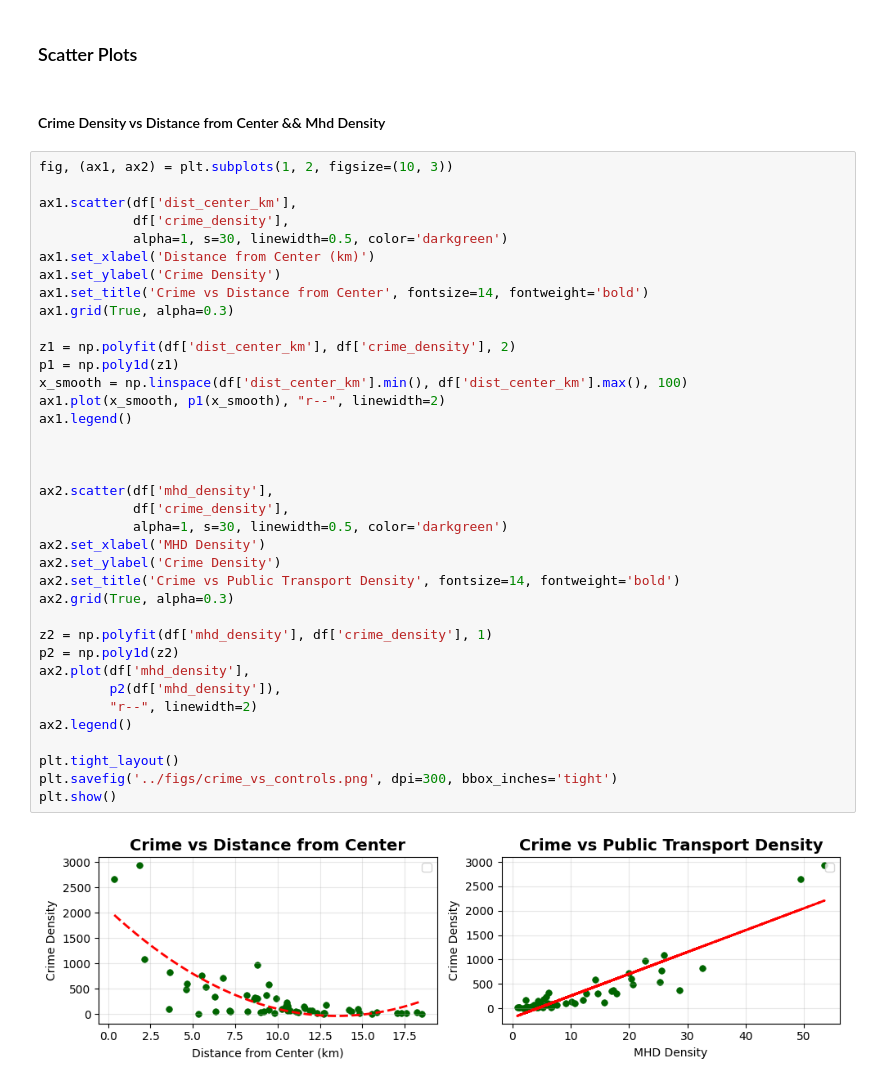
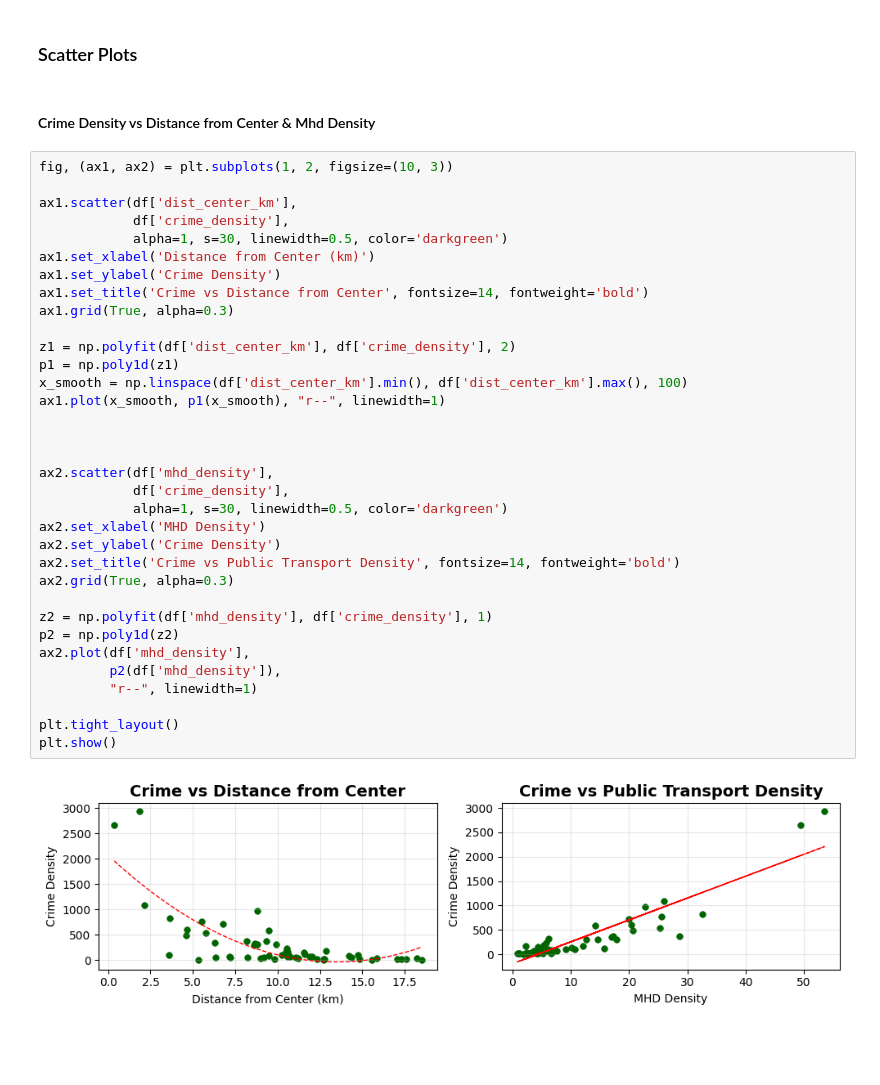
Before and after one commit to OiKek/SAN, a Jupyter notebook: src/data-visualization.ipynb, the cells around one changed output. Drawn from its saved outputs; the diff is of its cells as text; blank space fills up the shorter version.

```diff
--- a/src/data-visualization.ipynb
+++ b/src/data-visualization.ipynb
@@ -398,43 +398,40 @@ plt.show()
 # %% [markdown]
 ### Scatter Plots
 # %% [markdown]
-#### Crime Density vs Distance from Center && Mhd Density
+#### Crime Density vs Distance from Center & Mhd Density
 # %%
 fig, (ax1, ax2) = plt.subplots(1, 2, figsize=(10, 3))
 
 ax1.scatter(df['dist_center_km'],
             df['crime_density'],
             alpha=1, s=30, linewidth=0.5, color='darkgreen')
 ax1.set_xlabel('Distance from Center (km)')
 ax1.set_ylabel('Crime Density')
 ax1.set_title('Crime vs Distance from Center', fontsize=14, fontweight='bold')
 ax1.grid(True, alpha=0.3)
 
 z1 = np.polyfit(df['dist_center_km'], df['crime_density'], 2)
 p1 = np.poly1d(z1)
 x_smooth = np.linspace(df['dist_center_km'].min(), df['dist_center_km'].max(), 100)
-ax1.plot(x_smooth, p1(x_smooth), "r--", linewidth=2)
-ax1.legend()
+ax1.plot(x_smooth, p1(x_smooth), "r--", linewidth=1)
 
 
 
 ax2.scatter(df['mhd_density'],
             df['crime_density'],
             alpha=1, s=30, linewidth=0.5, color='darkgreen')
 ax2.set_xlabel('MHD Density')
 ax2.set_ylabel('Crime Density')
 ax2.set_title('Crime vs Public Transport Density', fontsize=14, fontweight='bold')
 ax2.grid(True, alpha=0.3)
 
 z2 = np.polyfit(df['mhd_density'], df['crime_density'], 1)
 p2 = np.poly1d(z2)
 ax2.plot(df['mhd_density'],
          p2(df['mhd_density']),
-         "r--", linewidth=2)
-ax2.legend()
+         "r--", linewidth=1)
 
 plt.tight_layout()
-plt.savefig('../figs/crime_vs_controls.png', dpi=300, bbox_inches='tight')
 plt.show()
 # %% [output]
-[figure, old version]
+[figure, new version]
```
Also changed, not shown: parts of 5 cells of this notebook.
